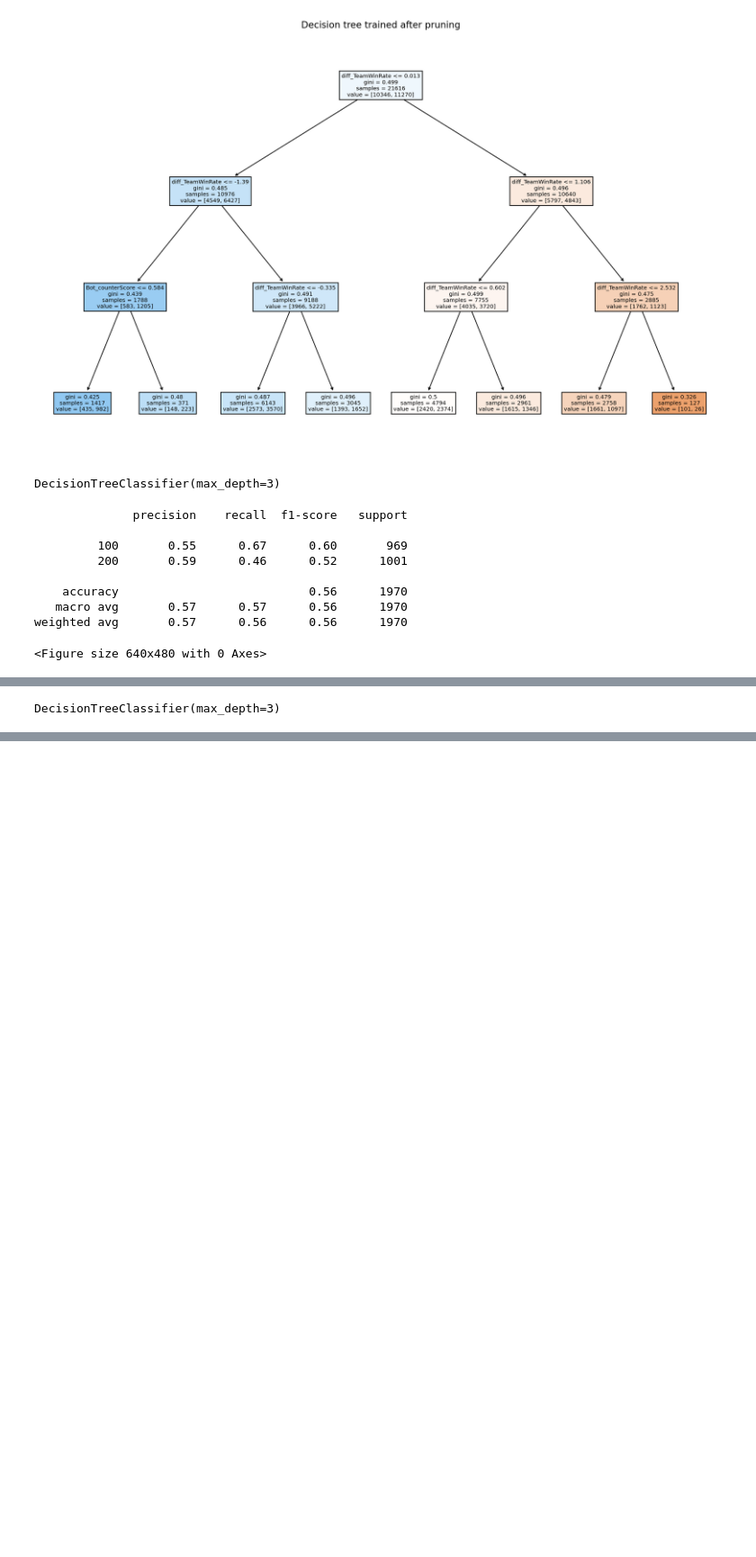
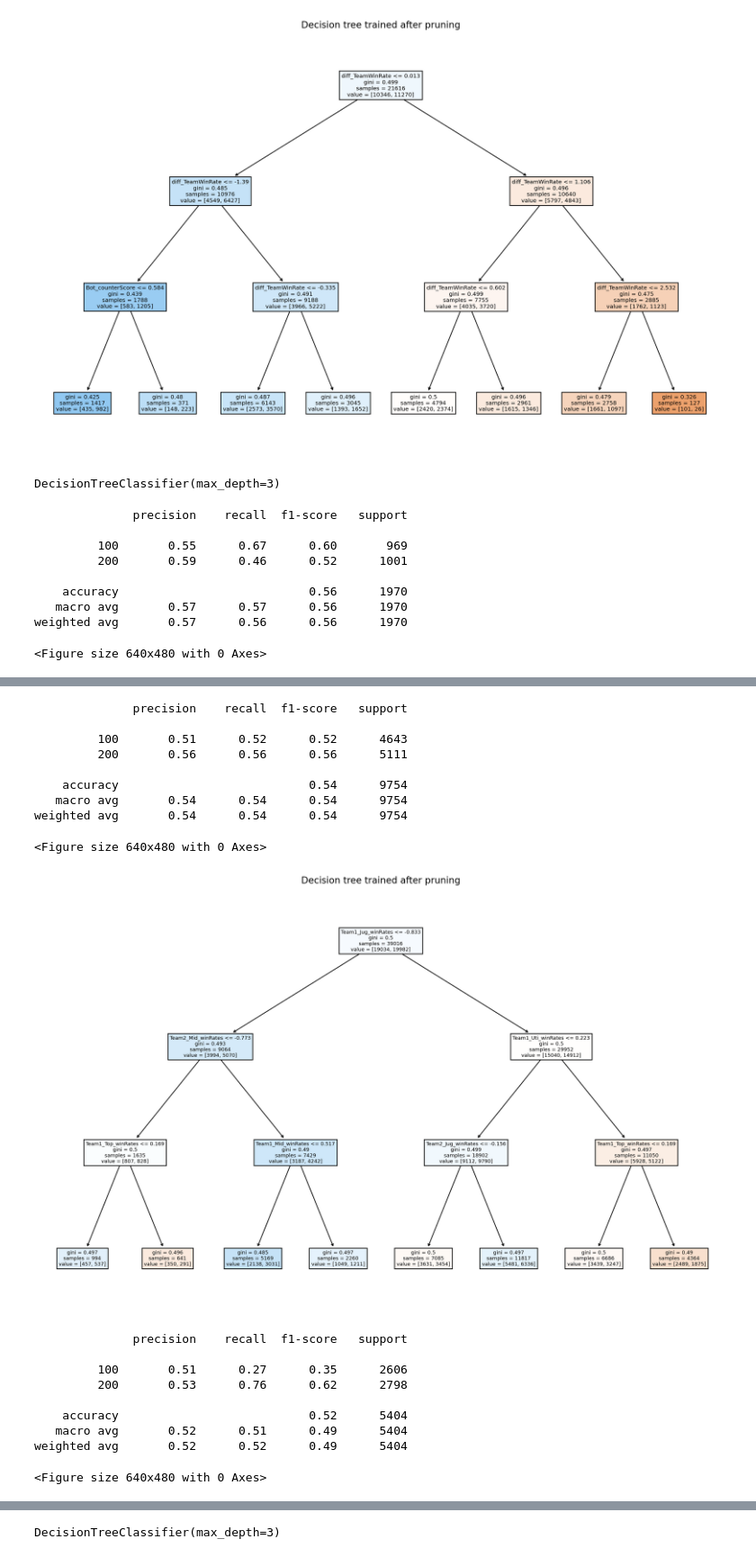
Before and after one commit to Jiawei-oukai/MachinLearning-LOL_Gaming, a Jupyter notebook: DecisionTree.ipynb, the cells around one changed output, grey strips where cells are left out. Shown at 90% size. Saved outputs shown, nothing was run; the diff lists cells and outputs as text; code cells hidden in the pictures; blank space fills up the shorter version.

```diff
--- a/DecisionTree.ipynb
+++ b/DecisionTree.ipynb
@@ -22,11 +22,13 @@ from sklearn.model_selection import learning_curve
 from sklearn.tree import DecisionTreeClassifier
 from sklearn.ensemble import RandomForestClassifier
 # %%
-pre = pd.read_csv('./datasets/decisionTree_feature_data/train_pre.csv')
-mid = pd.read_csv('./datasets/decisionTree_feature_data/train_mid.csv')
-late = pd.read_csv('./datasets/decisionTree_feature_data/train_late.csv')
+pre = pd.read_csv('./datasets/comparison_feature_data/train_pre.csv')
+mid = pd.read_csv('./datasets/comparison_feature_data/train_mid.csv')
+late = pd.read_csv('./datasets/comparison_feature_data/train_late.csv')
 
-pre_all = pd.read_csv('./datasets/logisticRegression_feature_data/train_pre.csv')
+pre_all = pd.read_csv('./datasets/all_feature_data/train_pre.csv')
+mid_all = pd.read_csv('./datasets/all_feature_data/train_mid.csv')
+late_all = pd.read_csv('./datasets/all_feature_data/train_late.csv')
 # %%
 def runModel(data_train,max_depth):
     X_train, Y_train = data_train.drop(['TeamVictory'],axis=1),data_train[['TeamVictory']]
@@ -141,15 +143,35 @@ DecisionTreeClassifier(max_depth=3)
 # plt.show()
 # %%
 runModel(pre_all,3)
+runModel(mid_all,3)
+runModel(late_all,3)
 # %% [output]
               precision    recall  f1-score   support
 
          100       0.55      0.67      0.60       969
          200       0.59      0.46      0.52      1001
 
     accuracy                           0.56      1970
    macro avg       0.57      0.57      0.56      1970
 weighted avg       0.57      0.56      0.56      1970
 <Figure size 640x480 with 0 Axes>
 [figure]
-DecisionTreeClassifier(max_depth=3)
+              precision    recall  f1-score   support
+
+         100       0.51      0.52      0.52      4643
+         200       0.56      0.56      0.56      5111
+
+    accuracy                           0.54      9754
+   macro avg       0.54      0.54      0.54      9754
+weighted avg       0.54      0.54      0.54      9754
+<Figure size 640x480 with 0 Axes>
+[figure, added]
+              precision    recall  f1-score   support
+
+         100       0.51      0.27      0.35      2606
+         200       0.53      0.76      0.62      2798
+
+    accuracy                           0.52      5404
+   macro avg       0.52      0.51      0.49      5404
+weighted avg       0.52      0.52      0.49      5404
+<Figure size 640x480 with 0 Axes>
@@ -155,0 +179 @@ DecisionTreeClassifier(max_depth=3)
+DecisionTreeClassifier(max_depth=3)
```
Also changed, not shown: parts of 1 cell of this notebook.
